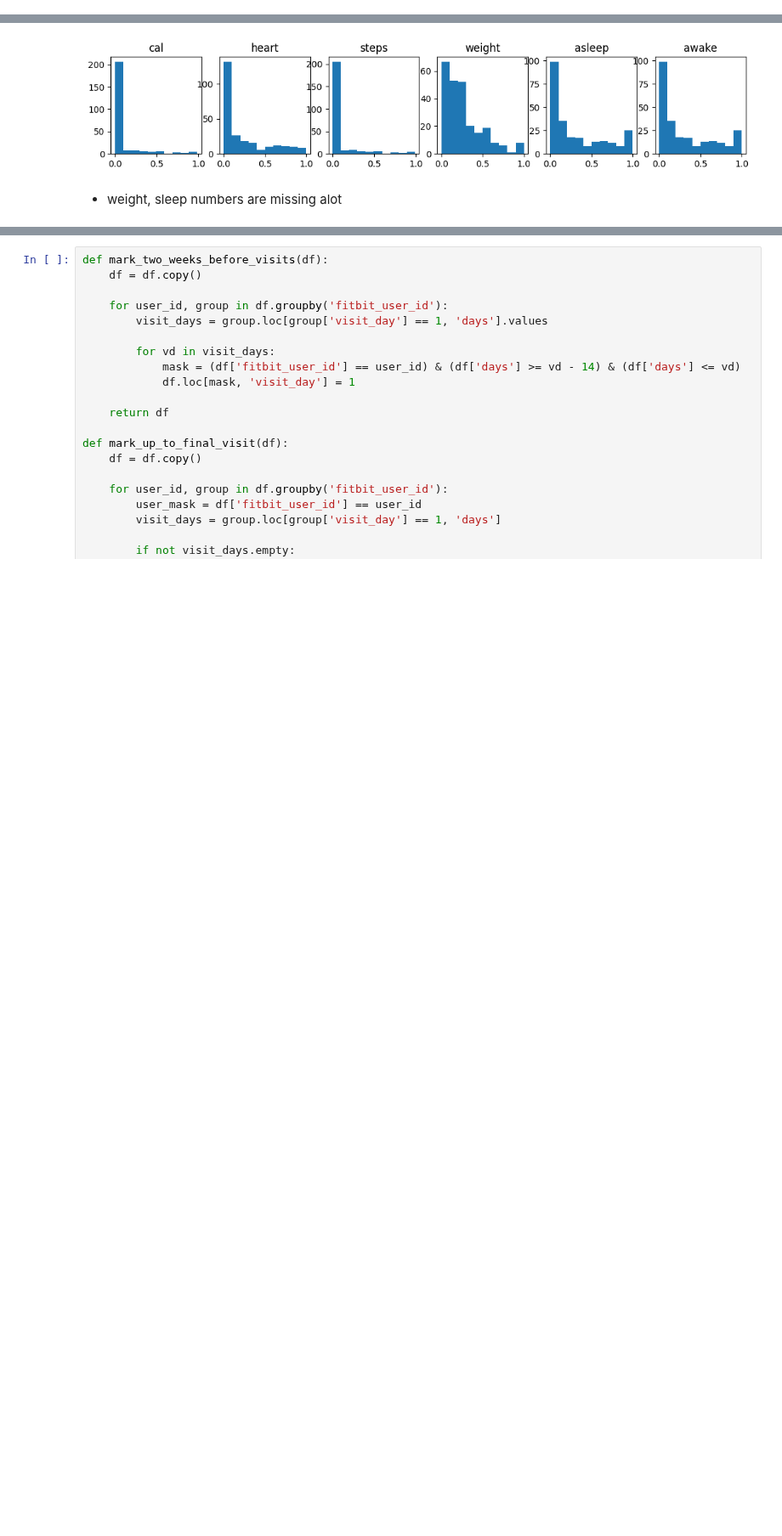
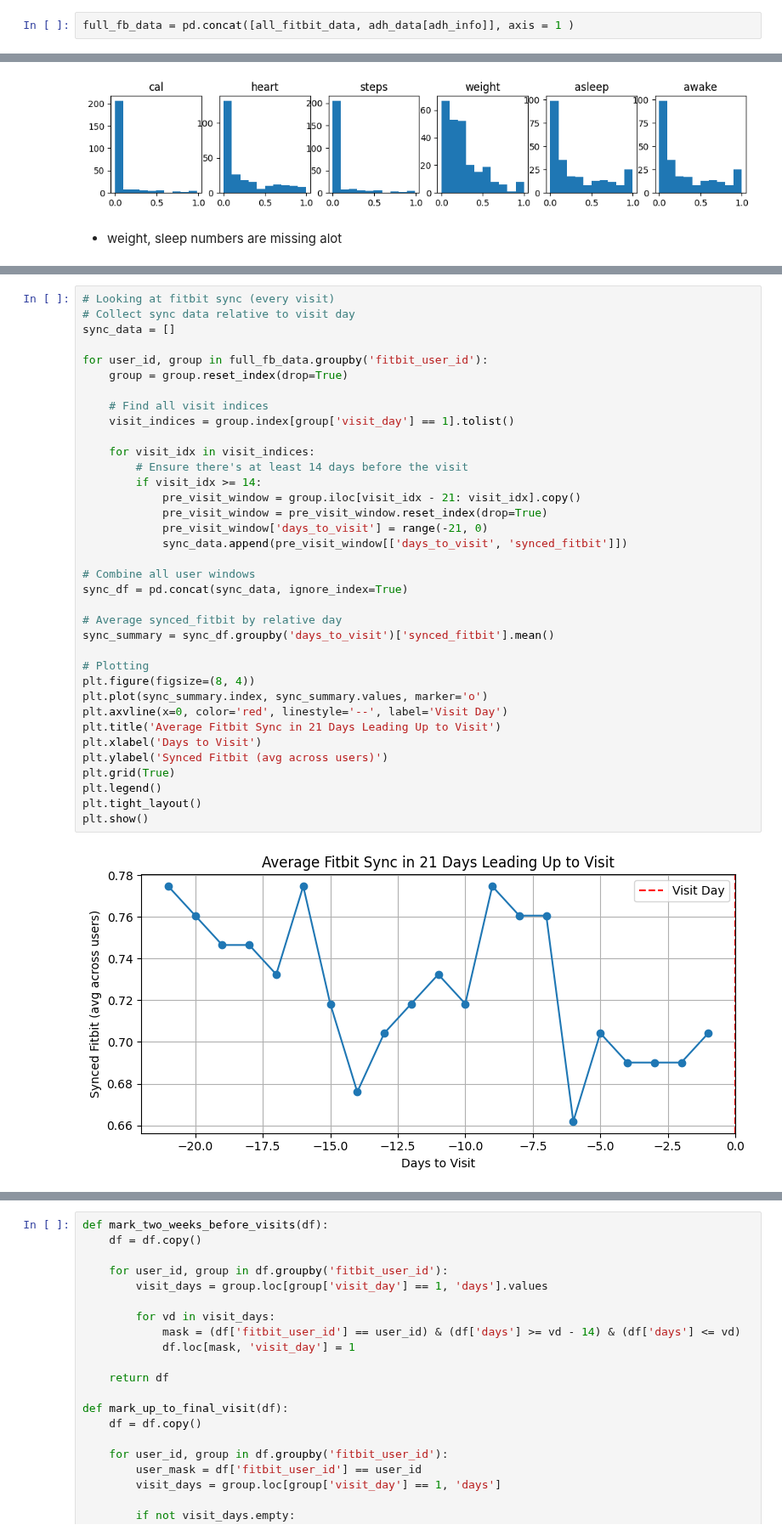
Before and after one commit to jhdaws/mhealth_classification, a Jupyter notebook: rf_xgboost/xgboost_final_setup.ipynb, the cells around one changed output, grey strips where cells are left out. Shown at 85% size. Saved outputs shown, nothing was run; the diff lists cells and outputs as text; blank space fills up the shorter version.

```diff
--- a/rf_xgboost/xgboost_final_setup.ipynb
+++ b/rf_xgboost/xgboost_final_setup.ipynb
@@ -68,0 +74,2 @@ one_h_feaatures = ['diet_response_0.0', 'diet_response_1.0',
+# %%
+full_fb_data = pd.concat([all_fitbit_data, adh_data[adh_info]], axis = 1 )
@@ -330,0 +402,38 @@ plt.show()
+# %%
+# Looking at fitbit sync (every visit)
+# Collect sync data relative to visit day
+sync_data = []
+
+for user_id, group in full_fb_data.groupby('fitbit_user_id'):
+    group = group.reset_index(drop=True)
+
+    # Find all visit indices
+    visit_indices = group.index[group['visit_day'] == 1].tolist()
+
+    for visit_idx in visit_indices:
+        # Ensure there's at least 14 days before the visit
+        if visit_idx >= 14:
+            pre_visit_window = group.iloc[visit_idx - 21: visit_idx].copy()
+            pre_visit_window = pre_visit_window.reset_index(drop=True)
+            pre_visit_window['days_to_visit'] = range(-21, 0)
+            sync_data.append(pre_visit_window[['days_to_visit', 'synced_fitbit']])
+
+# Combine all user windows
+sync_df = pd.concat(sync_data, ignore_index=True)
+
+# Average synced_fitbit by relative day
+sync_summary = sync_df.groupby('days_to_visit')['synced_fitbit'].mean()
+
+# Plotting
+plt.figure(figsize=(8, 4))
+plt.plot(sync_summary.index, sync_summary.values, marker='o')
+plt.axvline(x=0, color='red', linestyle='--', label='Visit Day')
+plt.title('Average Fitbit Sync in 21 Days Leading Up to Visit')
+plt.xlabel('Days to Visit')
+plt.ylabel('Synced Fitbit (avg across users)')
+plt.grid(True)
+plt.legend()
+plt.tight_layout()
+plt.show()
+# %% [output]
+[figure, added]
```
Also changed, not shown: parts of 23 cells of this notebook.
